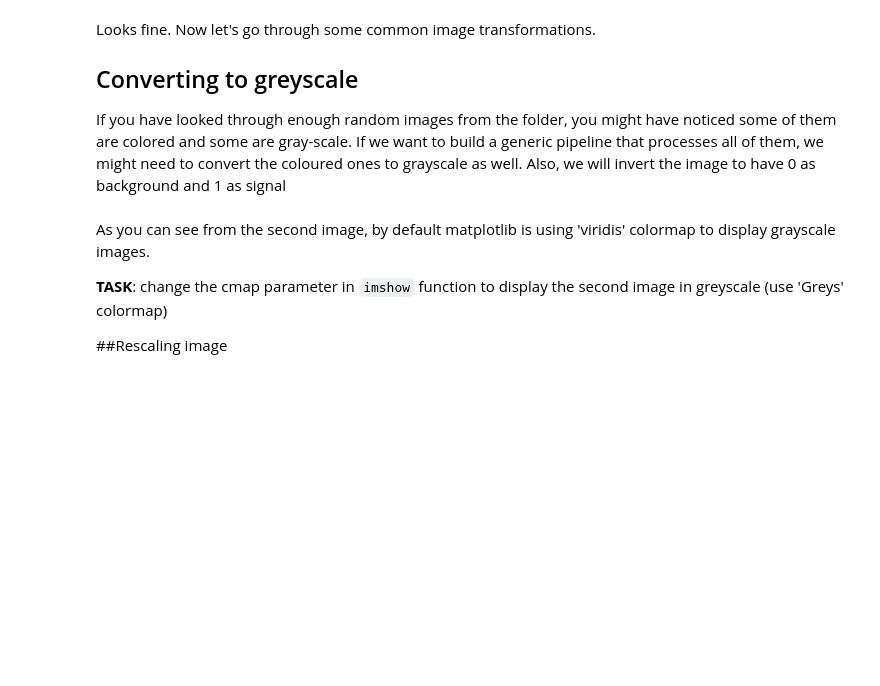
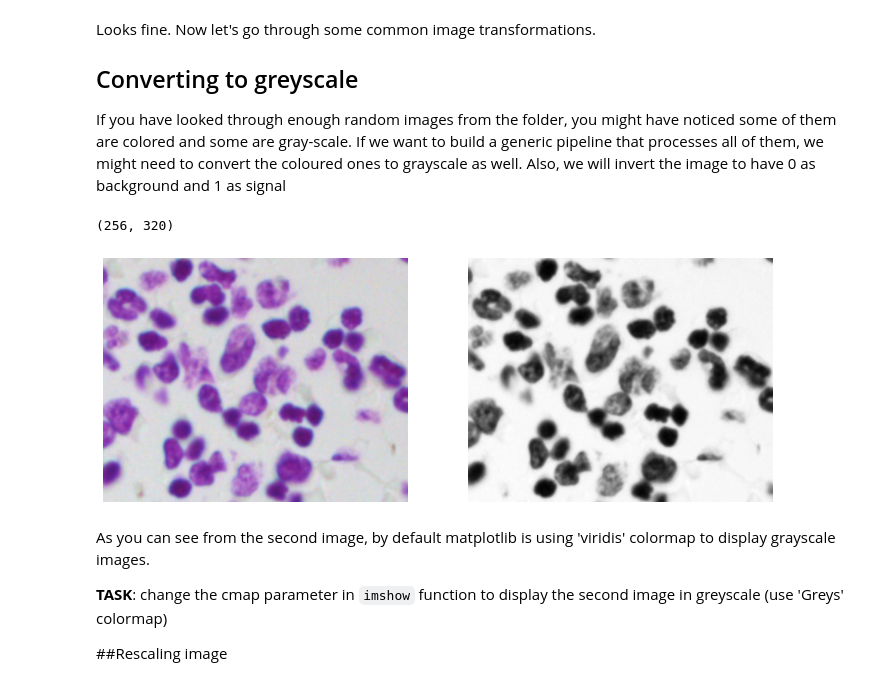
Before and after one commit to imagejan/teaching-dl-course-2020, a Jupyter notebook: Webinars/exercise1/image_manipulation.ipynb, the cells around one changed output. Saved outputs shown, nothing was run; the diff lists cells and outputs as text; code cells hidden in the pictures; blank space fills up the shorter version.

```diff
--- a/Webinars/exercise1/image_manipulation.ipynb
+++ b/Webinars/exercise1/image_manipulation.ipynb
@@ -84,10 +136,10 @@ show_random_image(folders_list)
 
 Now let's look more into the operations that you can perform on your image. Firstly, let's write a function that visualises two images at the same time to examine the transformations visually.
 # %%
-def show_two_images(image1, image2):
+def show_two_images(image1, image2, cmap=None):
     f, axarr = plt.subplots(1, 2)   # we need two images in a row
     axarr[0].imshow(image1)
-    axarr[1].imshow(image2)
+    axarr[1].imshow(image2, cmap)
     _ = [ax.axis('off') for ax in axarr]   # remove the axis ticks
     plt.show()
 # %%
@@ -101,8 +155,11 @@ If you have looked through enough random images from the folder, you might have
 # %%
 grey_image = skimage.color.rgb2gray(image)
 print(grey_image.shape) # now we see that 4 channels are gone
 grey_image = 1 - grey_image
-show_two_images(image, grey_image)
+show_two_images(image, grey_image, cmap='Greys')
+# %% [output]
+(256, 320)
+[figure, added]
 # %% [markdown]
 As you can see from the second image, by default matplotlib is using 'viridis' colormap to display grayscale images.
 
```
Also changed, not shown: parts of 27 cells of this notebook.
